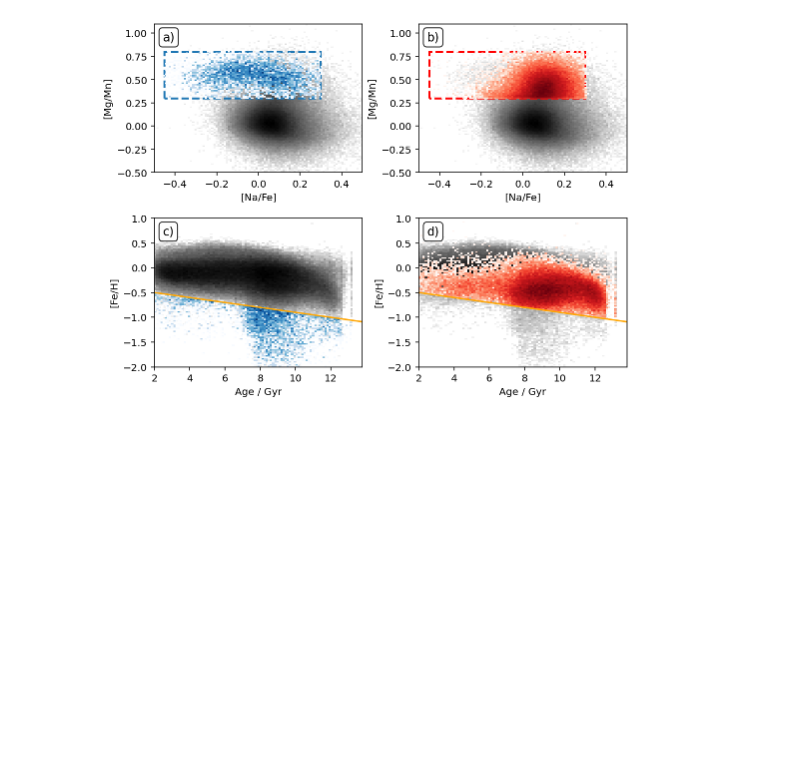
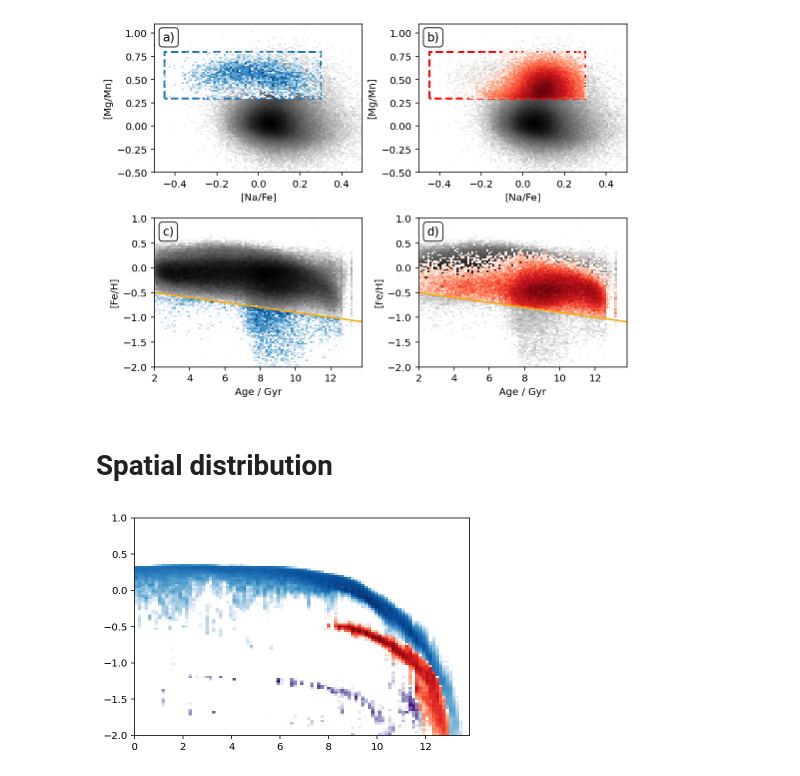
Before and after one commit to svenbuder/Accretion_Clues_ObsSim, a Jupyter notebook: mijnarends_2022_accretion_clues_simulation.ipynb, the cells around one changed output. Cells and saved outputs as stored; diff of their text form; code cells hidden in the pictures; blank space fills up the shorter version.

Commit message:
selection of subgroups

```diff
--- a/mijnarends_2022_accretion_clues_simulation.ipynb
+++ b/mijnarends_2022_accretion_clues_simulation.ipynb
@@ -964,3 +964,5 @@ def plot_nafe_mgmn_dissection():
 plot_nafe_mgmn_dissection()
 # %% [output]
 [figure]
+# %% [markdown]
+# Spatial distribution
@@ -966,0 +1039,55 @@ plot_nafe_mgmn_dissection()
+# %%
+x_bins = np.linspace(0,13.8,100)
+y_bins = np.linspace(-2,1,100)
+
+selection_sequence1 = (
+    (sim['Fe_H'] > -0.2) |
+    ((sim['Fe_H'] > -1.) & (13.80-sim['tform'] < 7)) |
+    (10**(sim['Fe_H']+0.2) > 1.9 - 0.15*(13.40-sim['tform']))
+)
+selection_sequence2 = (
+    ~ selection_sequence1 &
+    (sim['tform'] > 0.5) &
+    (sim['tform'] < 6) &
+    (10**(sim['Fe_H']+0.3) > 1.8 - 0.15*(13.80-sim['tform']))
+)
+selection_sequence3 = (
+    (~selection_sequence1) &
+    (~selection_sequence2)
+)
+
+f, ax = plt.subplots()
+p, x, y, s = ax.hist2d(
+    # Ensuring plots are over age, and consistent with b_age_step
+    13.8 - sim['tform'],
+    sim['Fe_H'],
+    bins = (x_bins, y_bins),
+    cmin = 1,cmap='Greys',
+    norm = colors.LogNorm()
+);
+p, x, y, s = ax.hist2d(
+    # Ensuring plots are over age, and consistent with b_age_step
+    13.8 - sim['tform'][selection_sequence1],
+    sim['Fe_H'][selection_sequence1],
+    bins = (x_bins, y_bins),
+    cmin = 1,cmap='Blues',
+    norm = colors.LogNorm()
+);
+p, x, y, s = ax.hist2d(
+    # Ensuring plots are over age, and consistent with b_age_step
+    13.8 - sim['tform'][selection_sequence2],
+    (sim['Fe_H'][selection_sequence2]),
+    bins = (x_bins, y_bins),
+    cmin = 1,cmap='Reds',
+    norm = colors.LogNorm()
+);
+p, x, y, s = ax.hist2d(
+    # Ensuring plots are over age, and consistent with b_age_step
+    13.8 - sim['tform'][selection_sequence3],
+    (sim['Fe_H'][selection_sequence3]),
+    bins = (x_bins, y_bins),
+    cmin = 1,cmap='Purples',
+    norm = colors.LogNorm()
+);
+# %% [output]
+[figure, added]
```
Also changed, not shown: parts of 6 cells of this notebook.
